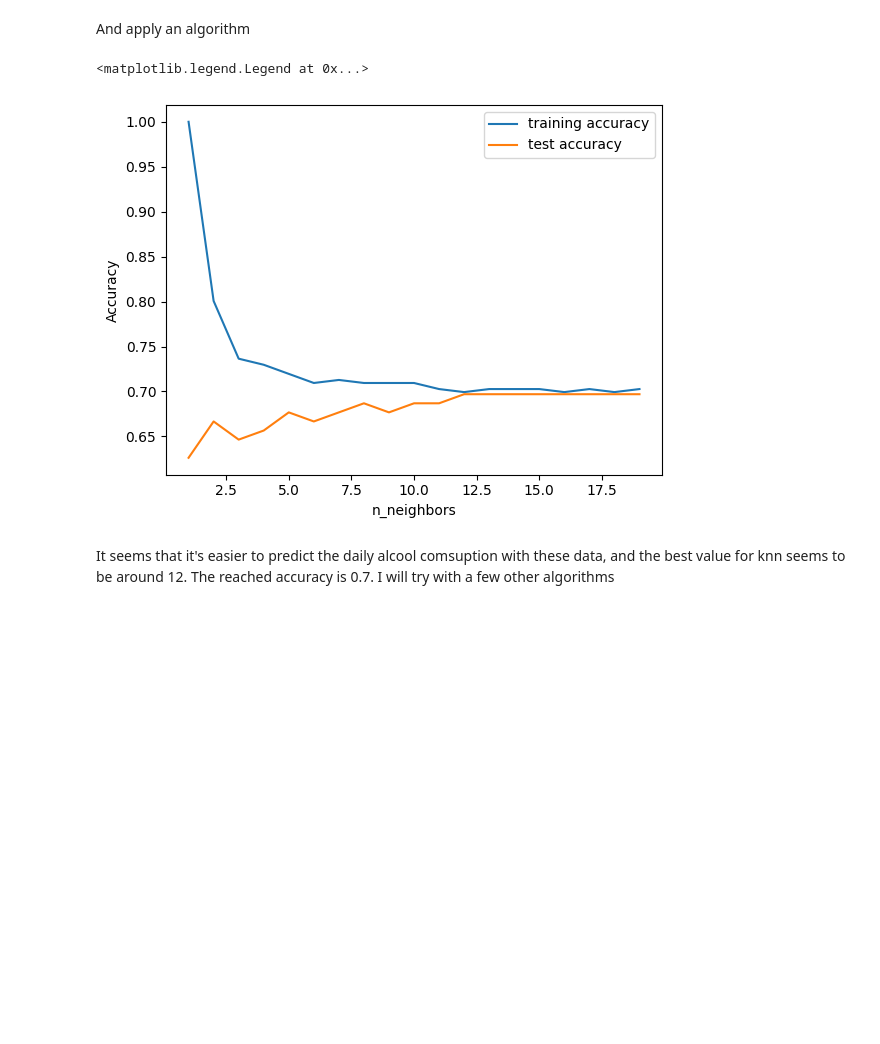
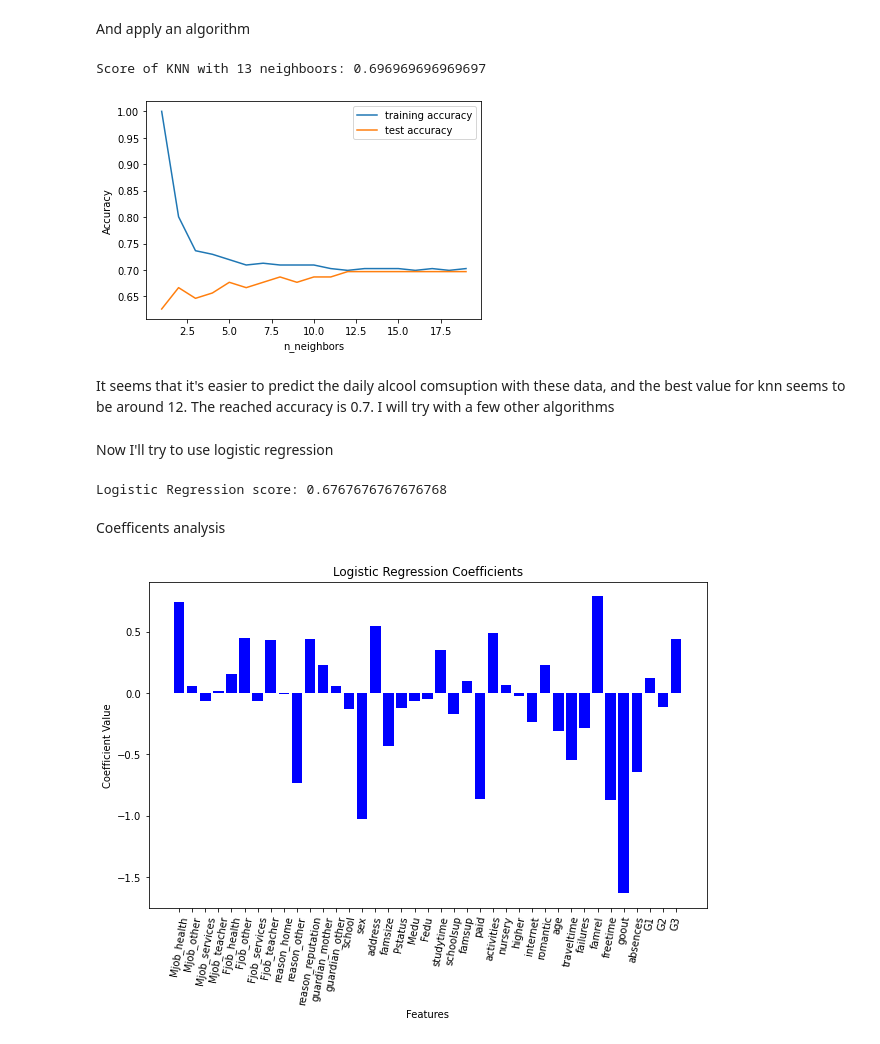
Before and after one commit to Antonello03/MachineLearning, a Jupyter notebook: Alcohol/model.ipynb, the cells around one changed output. Saved outputs shown, nothing was run; the diff lists cells and outputs as text; code cells hidden in the pictures; blank space fills up the shorter version.

Commit message:
Logistic regression worse than knn

```diff
--- a/Alcohol/model.ipynb
+++ b/Alcohol/model.ipynb
@@ -92,10 +97,6 @@ And apply an algorithm
 training_accuracy = []
 test_accuracy = []
 neighbors_settings = range(1, 20)
-
-#only to avoid strange errors
-yDalc_train = yDalc_train.values.flatten()
-yDAlc_test = yDAlc_test.values.flatten()
 
 for n_neighbors in neighbors_settings:
     clf = KNeighborsClassifier(n_neighbors=n_neighbors)
@@ -108,9 +109,31 @@ plt.plot(neighbors_settings, test_accuracy, label="test accuracy")
 plt.ylabel("Accuracy")
 plt.xlabel("n_neighbors")
 plt.legend()
+
+print(f"Score of KNN with 13 neighboors: {test_accuracy[13]}")
 # %% [output]
-<matplotlib.legend.Legend at 0x...>
+Score of KNN with 13 neighboors: 0.696969696969697
-[figure, old version]
+[figure, new version]
 # %% [markdown]
 It seems that it's easier to predict the daily alcool comsuption with these data, and the best value for knn seems to be around 12.
 The reached accuracy is 0.7. I will try with a few other algorithms
+# %% [markdown]
+Now I'll try to use logistic regression
+# %%
+lr = LogisticRegression(max_iter=200)
+lr.fit(X_train2, yDalc_train)
+print(f"Logistic Regression score: {lr.score(X_test2,yDAlc_test)}")
+# %% [output]
+Logistic Regression score: 0.6767676767676768
+# %% [markdown]
+Coefficents analysis
+# %%
+plt.figure(figsize=(10, 6))
+plt.xticks(rotation = 80)
+plt.bar(all_column_names[:-3], lr.coef_[0], color='blue')
+plt.xlabel('Features')
+plt.ylabel('Coefficient Value')
+plt.title('Logistic Regression Coefficients')
+plt.show()
+# %% [output]
+[figure, added]
```
Also changed, not shown: parts of 2 cells of this notebook, 1 other file.
